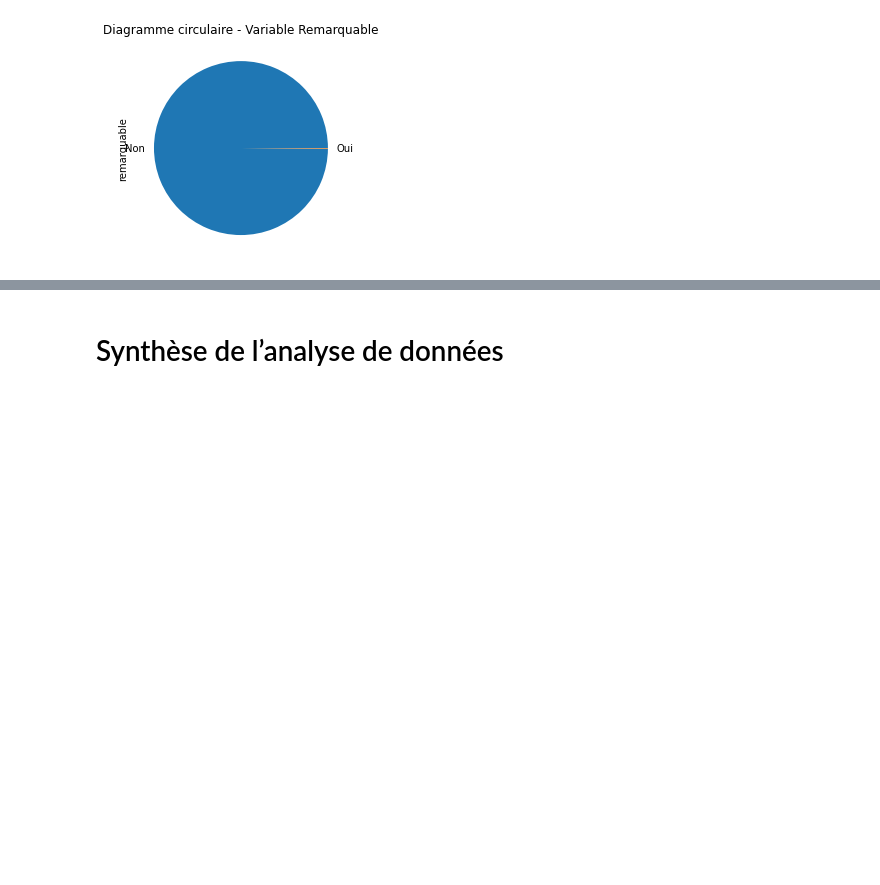
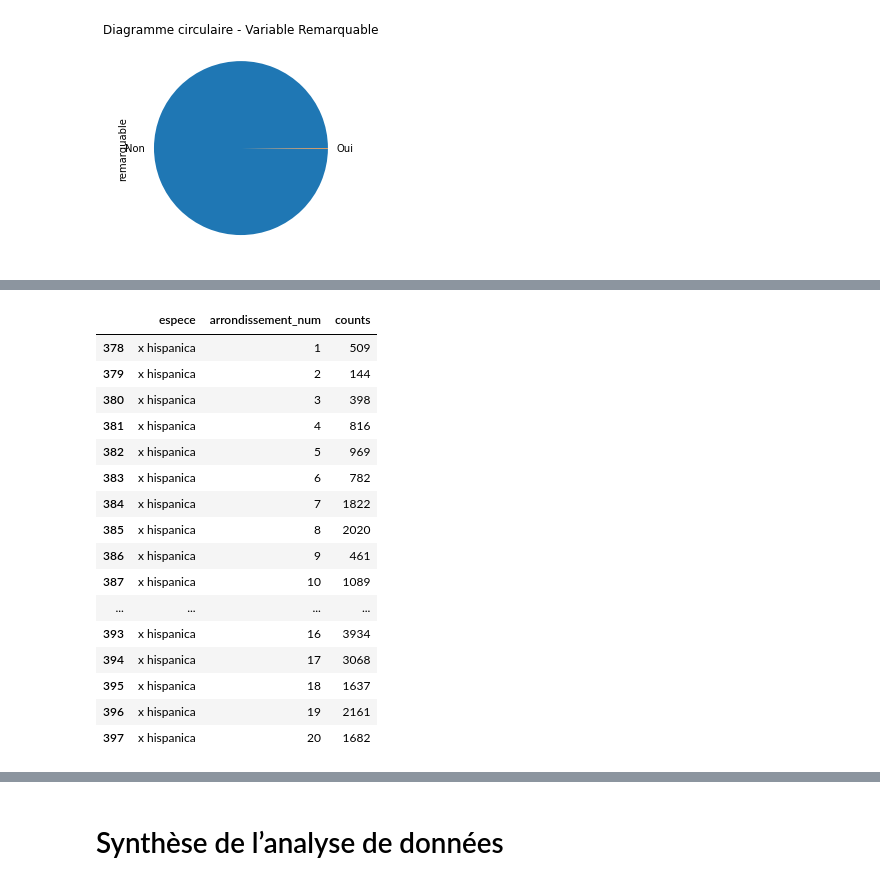
Before and after one commit to AurelieAAN/OP_Projet2, a Jupyter notebook: Scripts_Analyse01.ipynb, the cells around one changed output, grey strips where cells are left out. Saved outputs shown, nothing was run; the diff lists cells and outputs as text; code cells hidden in the pictures; blank space fills up the shorter version.

```diff
--- a/Scripts_Analyse01.ipynb
+++ b/Scripts_Analyse01.ipynb
@@ -953,0 +973,6 @@ paris
+# %%
+data = data.loc[data['arrondissement']!='VAL-DE-MARNE']
+data = data.loc[data['arrondissement']!='SEINE-SAINT-DENIS']
+data = data.loc[data['arrondissement']!='HAUTS-DE-SEINE']
+data = data.loc[data['arrondissement']!='BOIS DE BOULOGNE']
+data = data.loc[data['arrondissement']!='BOIS DE VINCENNES']
@@ -953,0 +989,8 @@ paris
+# %%
+data['arrondissement_num'] = data['arrondissement']
+data['arrondissement_num'] = data['arrondissement_num'].str.replace('PARIS','')
+
+data['arrondissement_num'] = data['arrondissement_num'].str.replace('ARRDT', '')
+data['arrondissement_num'] = data['arrondissement_num'].str.replace('ER', '')
+data['arrondissement_num'] = data['arrondissement_num'].str.replace('E', '')
+data['arrondissement_num'] = data['arrondissement_num'].str.replace(' ', '')
@@ -953,0 +1002,2 @@ paris
+# %%
+data['arrondissement_num']=pd.to_numeric(data['arrondissement_num'])
@@ -953,0 +1050,3 @@ paris
+# %%
+data_espece = data.groupby(['espece', 'arrondissement_num']).size().reset_index(name='counts')
+data_espece
@@ -953,0 +1067,23 @@ paris
+# %%
+paris = folium.Map(location = [48.856578, 2.351828], zoom_start = 12)
+info = data_espece[data_espece['espece']=='Autres']
+info_0 = data_espece[data_espece['espece']=='x hispanica']
+info_0
+# %% [output]
+|  | espece | arrondissement_num | counts |
+| 378 | x hispanica | 1 | 509 |
+| 379 | x hispanica | 2 | 144 |
+| 380 | x hispanica | 3 | 398 |
+| 381 | x hispanica | 4 | 816 |
+| 382 | x hispanica | 5 | 969 |
+| 383 | x hispanica | 6 | 782 |
+| 384 | x hispanica | 7 | 1822 |
+| 385 | x hispanica | 8 | 2020 |
+| 386 | x hispanica | 9 | 461 |
+| 387 | x hispanica | 10 | 1089 |
+| ... | ... | ... | ... |
+| 393 | x hispanica | 16 | 3934 |
+| 394 | x hispanica | 17 | 3068 |
+| 395 | x hispanica | 18 | 1637 |
+| 396 | x hispanica | 19 | 2161 |
+| 397 | x hispanica | 20 | 1682 |
```
Also changed, not shown: parts of 109 cells of this notebook.
